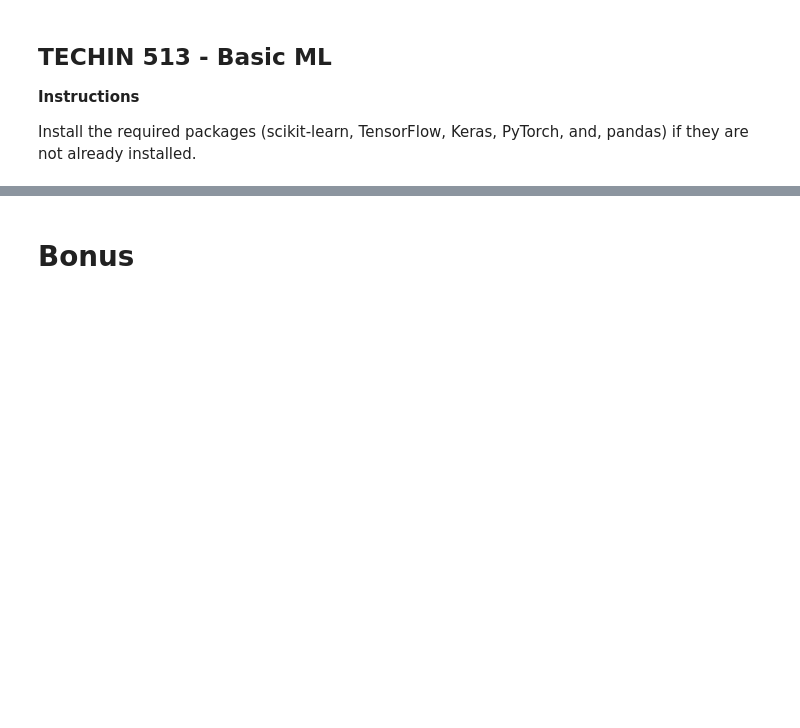
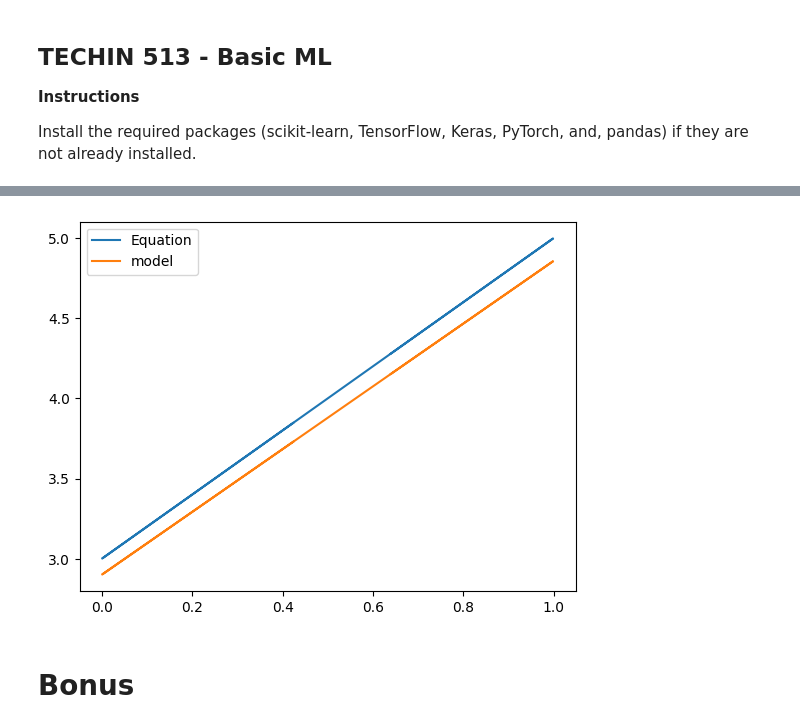
Before and after one commit to BrianSeong99/513_Signal, a Jupyter notebook: HW3/HW3.ipynb, the cells around one changed output, grey strips where cells are left out. Drawn from its saved outputs; the diff is of its cells as text; code cells hidden in the pictures; blank space fills up the shorter version.

```diff
--- a/HW3/HW3.ipynb
+++ b/HW3/HW3.ipynb
@@ -158,0 +29,5 @@ Final Train Accuracy tensor(0) tensor(0.)
+# %%
+# Task 1: Load the Iris dataset
+iris = datasets.load_iris()
+X = iris.data
+y = iris.target
@@ -158,0 +133,59 @@ Final Train Accuracy tensor(0) tensor(0.)
+# %%
+# Task 9: Define a simple linear regression model using PyTorch
+# create a class LinearRegression that inherit from nn.Module
+# define the constructor and forward function
+class LinearRegression(nn.Module):
+    def __init__(self, input_size, output_size):
+        super(LinearRegression, self).__init__()
+        self.linear = nn.Linear(input_size, output_size)
+
+    def forward(self, x):
+        y = self.linear(x)
+        # self.activation = nn.ReLU()
+        return y
+# %%
+# Task 10: Train the linear regression model on some dummy data and print the weight and bias
+# create an instance of LinearRegression
+# use nn.MSELoss as criterion, optim.SGD as optimizer
+# use model.parameters() as input for optimizer
+# use optimizer.step() and criterion to update the model weight and bias
+
+# random data
+def generate_data(data_size):
+    x = torch.Tensor([[random.random()] for _ in range(data_size)])
+    # x = np.array([5, 15, 25, 35, 45, 55]).reshape((-1, 1))
+    return x
+
+def linear_equation(x):
+    return torch.add(torch.mul(x, 2), 3) # y = 2*x + 3
+
+epochs = 10000
+data_size = random.randint(100, 2000)
+datax = generate_data(data_size)
+datay = linear_equation(datax)
+x_data = Variable(datax)
+y_data = Variable(datay)
+
+linear = LinearRegression(1, 1)
+criterion = nn.MSELoss(size_average=False)
+optimizer = optim.SGD(linear.parameters(), lr=0.0005, weight_decay=0.9)
+
+
+for epoch in range(epochs):
+    pred_y = linear(x_data)
+    loss = criterion(pred_y, y_data)
+    loss.backward()
+    optimizer.step()
+    print('epoch {}, loss {}, datasize {}'.format(epoch, loss.item(), len(x_data)))
+
+# testx = generate_data(10)
+# testy = linear_equation(testx)
+# x_test = Variable(testx)
+# y_test = Variable(testy)
+pred_y = linear(x_data)
+
+plt.plot(datax, datay, label="Equation")
+plt.plot(datax, pred_y.detach().numpy(), label="model")
+plt.legend()
+plt.show()
+# %% [output]
@@ -159,3 +209,4 @@ Final Train Accuracy tensor(0) tensor(0.)
+[figure, added]
 # %% [markdown]
 # Bonus
 # %%
```
Also changed, not shown: parts of 10 cells of this notebook, 1 other file.
